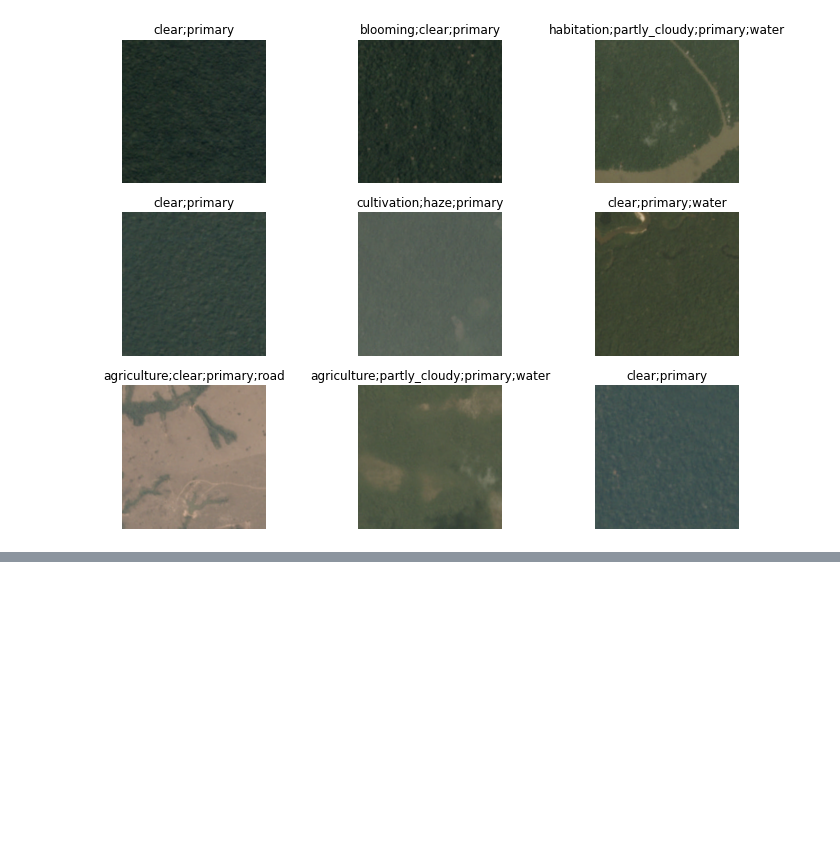
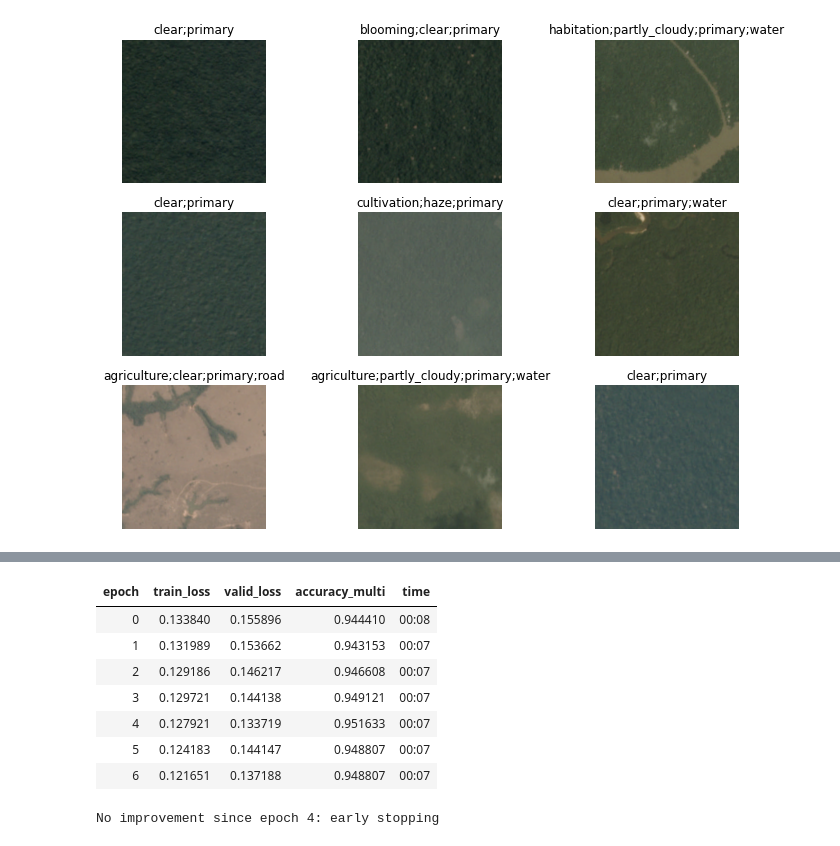
Before and after one commit to Aravinda89/multi_label_classification, a Jupyter notebook: Multi_Label_Classification.ipynb, the cells around one changed output, grey strips where cells are left out. Cells and saved outputs as stored; diff of their text form; code cells hidden in the pictures; blank space fills up the shorter version.

```diff
--- a/Multi_Label_Classification.ipynb
+++ b/Multi_Label_Classification.ipynb
@@ -180,0 +257,14 @@ dls.show_batch(max_n=9, figsize=(12,9))
+# %%
+learn.fit_one_cycle(20, lr_max=8.32e-05,
+                    cbs=[EarlyStoppingCallback(monitor='valid_loss', patience=2),
+                        ReduceLROnPlateau(monitor='valid_loss', patience=2)])
+# %% [output]
+| epoch | train_loss | valid_loss | accuracy_multi | time |
+| 0 | 0.133840 | 0.155896 | 0.944410 | 00:08 |
+| 1 | 0.131989 | 0.153662 | 0.943153 | 00:07 |
+| 2 | 0.129186 | 0.146217 | 0.946608 | 00:07 |
+| 3 | 0.129721 | 0.144138 | 0.949121 | 00:07 |
+| 4 | 0.127921 | 0.133719 | 0.951633 | 00:07 |
+| 5 | 0.124183 | 0.144147 | 0.948807 | 00:07 |
+| 6 | 0.121651 | 0.137188 | 0.948807 | 00:07 |
+No improvement since epoch 4: early stopping
```
Also changed, not shown: parts of 17 cells of this notebook.
